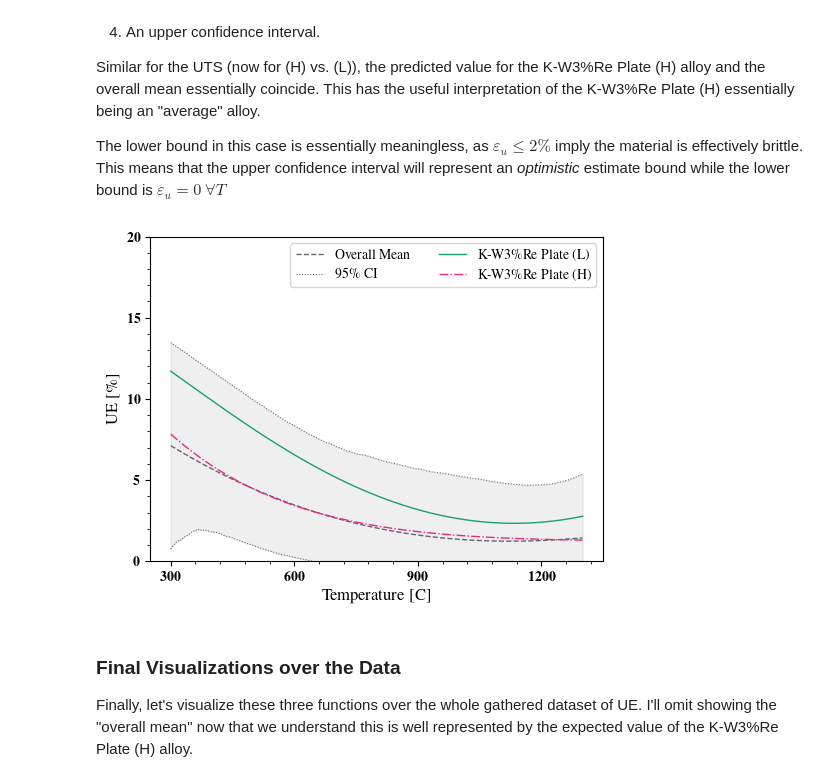
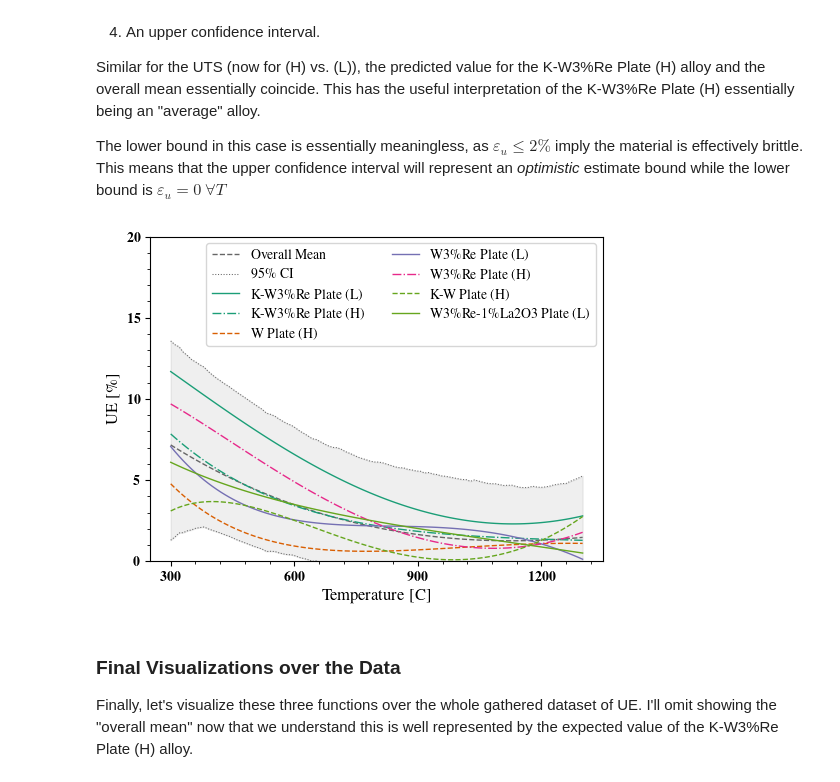
Before and after one commit to ml-ME-gatech/modeling_tungsten, a Jupyter notebook: engineering_models/ue_modeling.ipynb, the cells around one changed output. Drawn from its saved outputs; the diff is of its cells as text; code cells hidden in the pictures.

```diff
--- a/engineering_models/ue_modeling.ipynb
+++ b/engineering_models/ue_modeling.ipynb
@@ -230,9 +269,14 @@ for column,ax,ax2 in zip(nogami_data.keys(),axes.ravel(),axes2.ravel()):
     n,p = X.shape
     H = X @ scipy.linalg.pinvh(X.T @ X) @ X.T
 
+
     try:
         S2 = np.sum(resid**2)/(n - p)
-        S2_i = (n - p)/(n- p - 1)*S2 - 1/(n-p -1)*resid**2/(1 - np.diag(H))
+        try:
+            S2_i = (n - p)/(n- p - 1)*S2 - 1/(n-p -1)*resid**2/(1 - np.diag(H))
+        except ZeroDivisionError:
+            S2_i = S2
+
         studentized_residuals = resid/np.sqrt(S2_i*(1 - np.diag(H)))
         leverage = np.diag(H)
         leverage_points = leverage > 2*(X.shape[1] + 1)/X.shape[0]
@@ -304,6 +348,9 @@ print(str(feature_transform))
 
 We can now fit the OLS model on the transformed feature set for each alloy. We'll then sample the predictive distribution, to get upper and lower confidence bounds on the UE as a function of temperature.
 # %%
+from common_util import hdi
+import pickle
+
 def sample_linear_predictive(Xnew: np.ndarray,
                              XtX_inv: np.ndarray,
                              dof: int,
@@ -312,7 +359,7 @@ def sample_linear_predictive(Xnew: np.ndarray,
 
     return S2**0.5*np.sqrt(1. +  np.sum(Xnew.T*(XtX_inv @ Xnew.T),axis = 0))[:,np.newaxis]*scipy.stats.t.rvs(dof,size = (1,n))
 
-xnew= np.linspace(300,1300,1000)[:,np.newaxis]
+xnew= np.linspace(300,1300,100)[:,np.newaxis]
 posterior_samples = []
 alloy_uts = dict.fromkeys(nogami_data.keys())
 
@@ -326,6 +373,8 @@ for column in nogami_data.keys():
                      ('model',LinearRegression(fit_intercept= False))])
     pipe.fit(x,y)
     resid = pipe.predict(x) - y
+    with open(f'.model/{column}_ue.pkl','wb') as f:
+        pickle.dump(pipe,f)
 
     X = pipe.named_steps['transform'].transform(x)
     Xp = pipe.named_steps['transform'].transform(xnew)
@@ -336,12 +385,15 @@ for column in nogami_data.keys():
     yhat  = pipe.predict(xnew)
     alloy_uts[column]  = yhat.copy()
     posterior_samples.append(
-        yhat[:,np.newaxis] + sample_linear_predictive(Xp,xtX_inv,X.shape[0] - X.shape[1],S2,1000)
+        yhat[:,np.newaxis] + sample_linear_predictive(Xp,xtX_inv,X.shape[0] - X.shape[1],S2,20000)
     )
 
     print(f'{column}: R2: {round(pipe.score(x,y),4)} | std. dev.: {round(S2**0.5,2)}')
 
 posterior_samples = np.concatenate(posterior_samples,axis = 1)
-low_uts,high_uts = np.percentile(posterior_samples,[2.5,97.5],axis = 1)
+with open('.scratch/ue_posterior_samples.pkl','wb') as f:
+    pickle.dump((xnew,posterior_samples),f)
+
+low_uts,high_uts = hdi(posterior_samples,0.95).T
 mean_uts = np.mean(posterior_samples,axis = 1)
 # %% [output]
@@ -369,29 +421,34 @@ The lower bound in this case is essentially meaningless, as $\varepsilon_u \leq
 # %%
 fig,ax = plt.subplots(figsize = (5,3.75))
 setup_axis_default(ax)
 ax.set_xlabel('Temperature [C]',fontsize = 12)
 ax.set_ylabel('UE [\%]',fontsize = 12)
 
 sum_color = plt.get_cmap('Dark2')(0.9)
 ax.plot(xnew,mean_uts,lw = 1.,zorder = 100,color = sum_color,ls = '--',label = 'Overall Mean')
 ax.plot(xnew,low_uts,lw = 0.75,color  = sum_color,ls = ':',label = '95\% CI')
 ax.plot(xnew,high_uts,lw = 0.75,color  = sum_color,ls = ':')
 ax.fill_between(xnew[:,0],low_uts,high_uts,color = sum_color,alpha = 0.1)
 
 labels = {'UE [%] K-W3%Re Plate (L)':'K-W3\%Re Plate (L)',
-          'UE [%] K-W3%Re Plate (H)': 'K-W3\%Re Plate (H)'}
+          'UE [%] K-W3%Re Plate (H)': 'K-W3\%Re Plate (H)',
+          'UE [%] W Plate (H)': 'W Plate (H)',
+          'UE [%] W3%Re Plate (L)': 'W3\%Re Plate (L)',
+          'UE [%] W3%Re Plate (H)': 'W3\%Re Plate (H)',
+          'UE [%] K-W Plate (H)': 'K-W Plate (H)',
+          'UE [%] W3%Re-1%La2O3 Plate (L)': 'W3\%Re-1\%La2O3 Plate (L)',}
 
-for alloy,color,ls in zip(labels,plt.get_cmap('Dark2')([0.1,0.4]),['-','-.']):
+for alloy,color,ls in zip(labels,plt.get_cmap('Dark2')(np.arange(0,1,0.1)),['-','-.','--','-','-.','--','-']):
     ax.plot(xnew,alloy_uts[alloy],lw = 1.,zorder = 100,color = color,
             label = labels[alloy],ls = ls)
 
 ax.legend(fontsize = 10,ncols = 2)
 ax.set_yticks(np.arange(0,25,5))
 ax.set_ylim([0,20])
 
 fig.tight_layout(pad = 0.1)
 # %% [output]
-[figure, old version]
+[figure, new version]
 # %% [markdown]
 ### Final Visualizations over the Data
 
```
Also changed, not shown: parts of 6 cells of this notebook, 27 other files.
